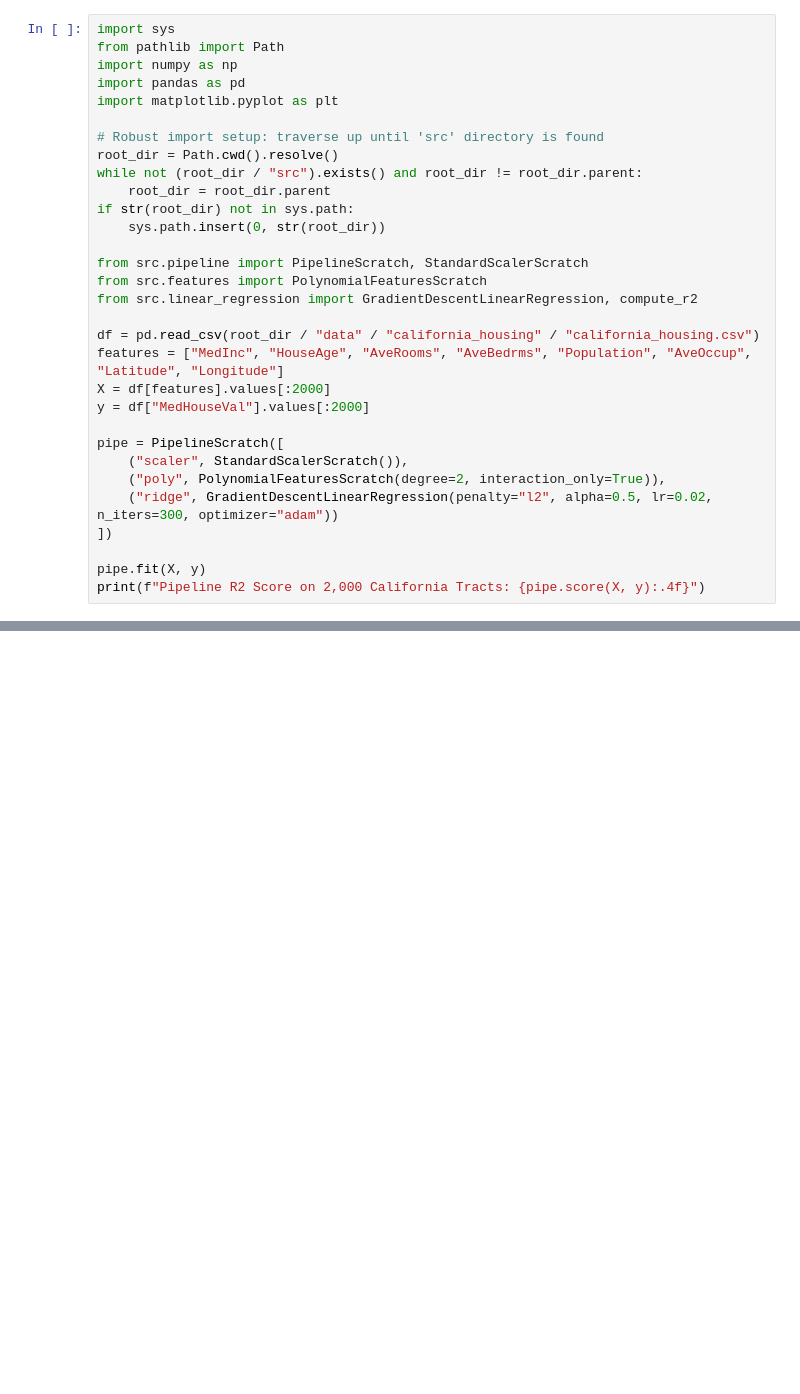
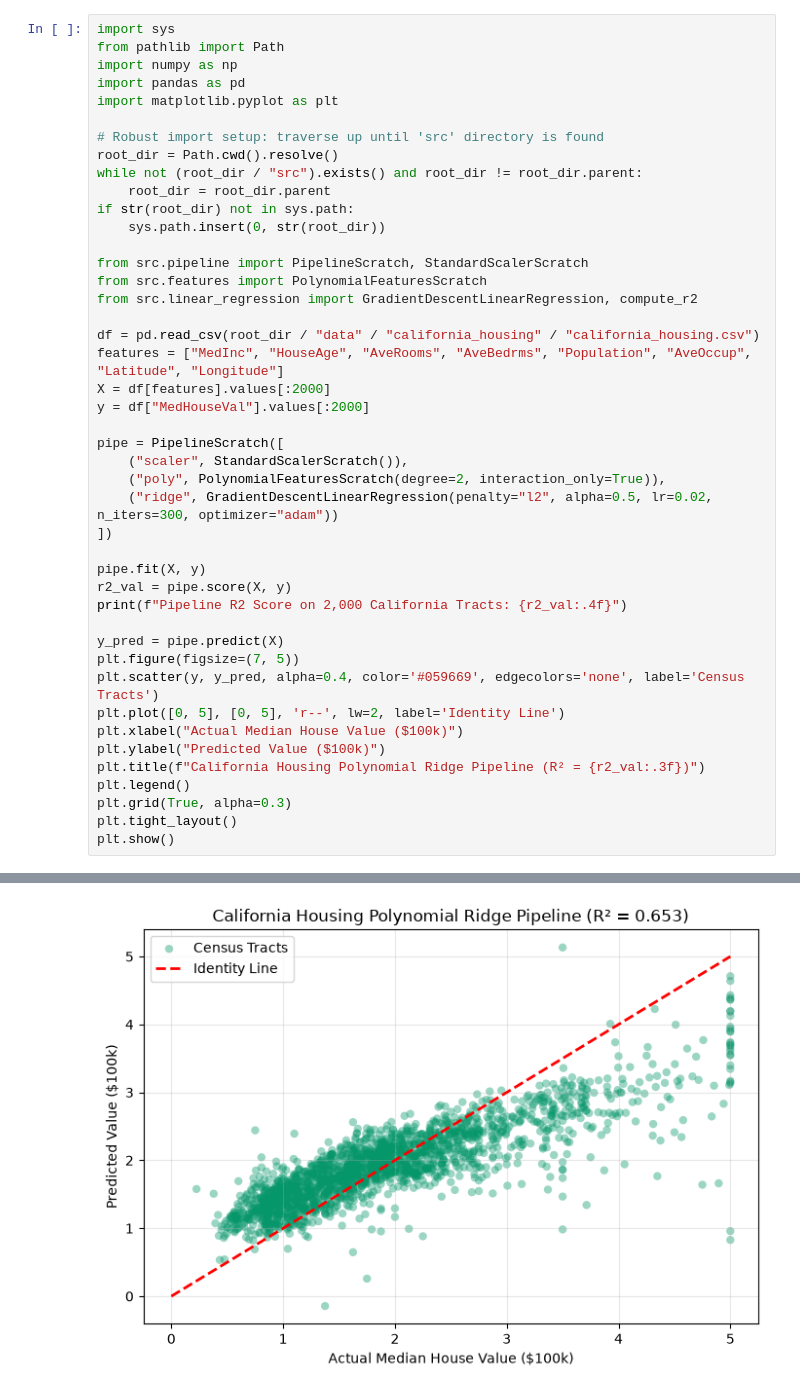
Before and after one commit to unknown404-practice/linear-models-from-scratch, a Jupyter notebook: docs/examples/example_california_housing_pipeline.ipynb, the cells around one changed output, grey strips where cells are left out. Saved outputs shown, nothing was run; the diff lists cells and outputs as text; blank space fills up the shorter version.

```diff
--- a/docs/examples/example_california_housing_pipeline.ipynb
+++ b/docs/examples/example_california_housing_pipeline.ipynb
@@ -32,4 +32,18 @@ pipe = PipelineScratch([
 ])
 
 pipe.fit(X, y)
-print(f"Pipeline R2 Score on 2,000 California Tracts: {pipe.score(X, y):.4f}")
+r2_val = pipe.score(X, y)
+print(f"Pipeline R2 Score on 2,000 California Tracts: {r2_val:.4f}")
+
+y_pred = pipe.predict(X)
+plt.figure(figsize=(7, 5))
+plt.scatter(y, y_pred, alpha=0.4, color='#059669', edgecolors='none', label='Census Tracts')
+plt.plot([0, 5], [0, 5], 'r--', lw=2, label='Identity Line')
+plt.xlabel("Actual Median House Value ($100k)")
+plt.ylabel("Predicted Value ($100k)")
+plt.title(f"California Housing Polynomial Ridge Pipeline (R² = {r2_val:.3f})")
+plt.legend()
+plt.grid(True, alpha=0.3)
+plt.tight_layout()
+plt.show()
+# %% [output]
@@ -36,3 +51,4 @@ print(f"Pipeline R2 Score on 2,000 California Tracts: {pipe.score(X, y):.4f}")
+[figure, added]
 # %% [markdown]
 ### What You Learned
 - Chaining feature scaling, polynomial interaction terms, and regularized GD in a single unified pipeline.
```
Also changed, not shown: parts of 3 cells of this notebook, 21 other files.
